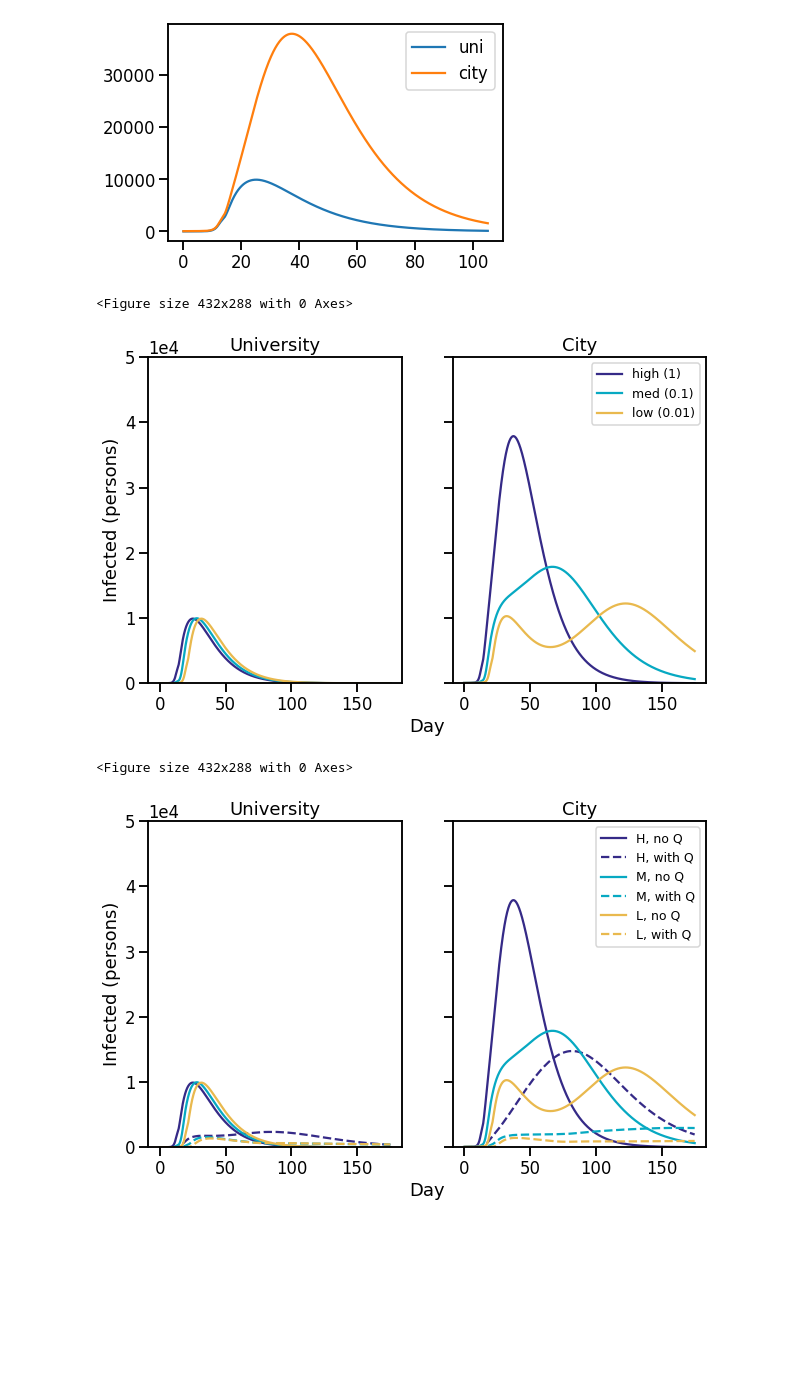
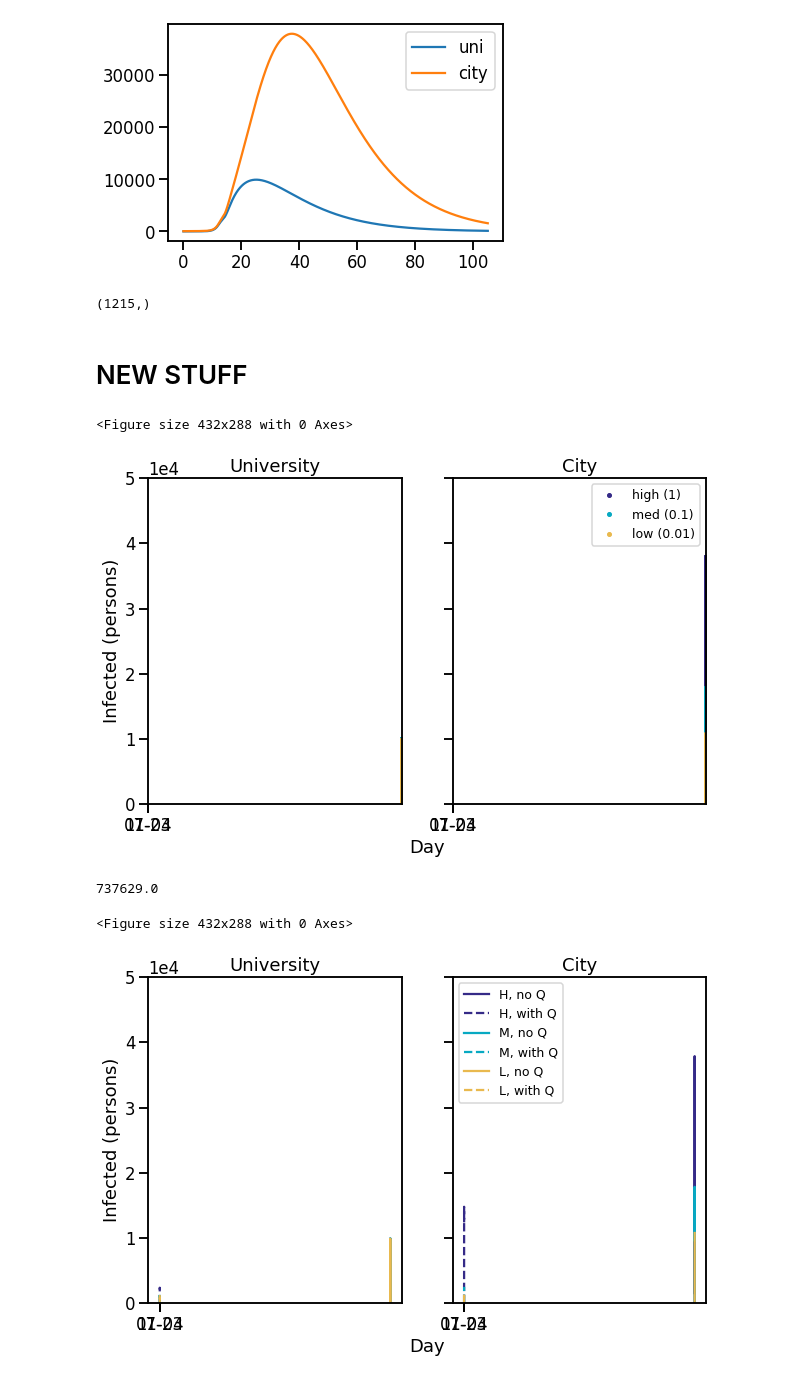
Before and after one commit to clairevalva/mcrn_multi_DA, a Jupyter notebook: multiscale_plot.ipynb, the cells around one changed output. Drawn from its saved outputs; the diff is of its cells as text; code cells hidden in the pictures; blank space fills up the shorter version.

```diff
--- a/multiscale_plot.ipynb
+++ b/multiscale_plot.ipynb
@@ -594,6 +599,19 @@ runsy = [np.reshape(np.concatenate(datays[xx],axis = -1),(6,3,np.size(runst [xx]
          for xx in range(len(toload))]
 # %%
 coupling_labels = ["high (1)", "med (0.1)", "low (0.01)"]
+# %%
+runst[0].shape
+# %% [output]
+(1215,)
+# %% [markdown]
+# NEW STUFF
+# %%
+date_list = [[datetime.date(2020,7,23) + datetime.timedelta(days=x)
+             for x in xx] for xx in runst]
+
+plot_dates = [matplotlib.dates.date2num(entry) for entry in date_list]
+
+ticks = [datetime.date(2020,3,9), datetime.date(2020,7,23), datetime.date(2020,11,4)]
 # %%
 plt.clf()
 sns.set_context("talk")
@@ -601,18 +619,24 @@ f, (ax1, ax2) = plt.subplots(nrows=1, ncols=2,
                              figsize = (10,6),
                              sharex = True, sharey = True)
 for xx in range(len(toload)):
-    ax1.plot(runst[xx], runsy[xx][3,0],
-             label = coupling_labels[xx], color = parula[xx*25] )
-    ax2.plot(runst[xx], np.add(runsy[xx][3,0],runsy[xx][3,1]),
-             label = coupling_labels[xx], color = parula[xx*25] )
+    ax1.plot_date(plot_dates[xx], runsy[xx][3,0],
+             label = coupling_labels[xx], color = parula[xx*25], ms = 4 )
+    ax2.plot_date(plot_dates[xx], np.add(runsy[xx][3,0],runsy[xx][3,1]),
+             label = coupling_labels[xx], color = parula[xx*25], ms = 4 )
 
 ax2.ticklabel_format(axis="y", style="sci", scilimits=(0,0))
 ax1.ticklabel_format(axis="y", style="sci", scilimits=(0,0))
 
 ax1.set_ylabel("Infected (persons)")
 ax1.set_title("University")
+ax1.set_xticks(ticks[1:])
+ax2.set_xticks(ticks[1:])
 ax2.set_title("City")
+
+
+ax1.xaxis.set_major_formatter(mdates.DateFormatter('%m-%d'))
 ax2.set_ylim(0,5*(10**4))
+
 
 plt.legend()
 
@@ -628,7 +652,10 @@ plt.savefig("figures/06_new.png")
 plt.show()
 # %% [output]
 <Figure size 432x288 with 0 Axes>
-[figure, old version]
+[figure, new version]
+# %%
+def rightdate(t):
+    return mdates.date2num(datetime.date(2020,7,23) + datetime.timedelta(days=t))
 # %%
 toloadQ = ["multi_Q=0.5_csize=15_per=3_msize500_sch=none_coupling=1.0.npy",
           "multi_Q=0.5_csize=15_per=3_msize500_sch=none_coupling=0.1.npy",
@@ -637,7 +664,7 @@ loadedQ = [np.load("multi_runs/" + str(entry), allow_pickle = True)
            for entry in toloadQ]
 
 
-datatsQ = [[entry.t for entry in dat] for dat in loadedQ]
+datatsQ = [[[rightdate(t) for t in entry.t] for entry in dat] for dat in loadedQ]
 dataysQ = [[entry.y for entry in dat] for dat in loadedQ]
 
 runstQ = [np.concatenate(entry) for entry in datatsQ]
@@ -645,6 +672,10 @@ runsyQ = [np.reshape(np.concatenate(dataysQ[xx],axis = -1),(6,3,np.size(runstQ[x
          for xx in range(len(toloadQ))]
 # %%
 coupling_labels_new = ["H", "M", "L"]
+
+np.min(runstQ[0])
+# %% [output]
+737629.0
 # %%
 plt.clf()
 sns.set_context("talk")
@@ -652,42 +683,46 @@ f, (ax1, ax2) = plt.subplots(nrows=1, ncols=2,
                              figsize = (10,6),
                              sharex = True, sharey = True)
 for xx in range(len(toload)):
-    ax1.plot(runst[xx], runsy[xx][3,0],
+    ax1.plot(plot_dates[xx], runsy[xx][3,0],
              label = coupling_labels_new[xx] + ", no Q", color = parula[xx*25] )
     ax1.plot(runstQ[xx], 2*runsyQ[xx][3,0],
              label = coupling_labels_new[xx] + ", with Q",
              color = parula[xx*25],
-             linestyle = "dashed" )
-    ax2.plot(runst[xx], np.add(runsy[xx][3,0],runsy[xx][3,1]),
+             linestyle = "dashed", marker = " " )
+    ax2.plot(plot_dates[xx], np.add(runsy[xx][3,0],runsy[xx][3,1]),
              label = coupling_labels_new[xx] + ", no Q",
              color = parula[xx*25])
     ax2.plot(runstQ[xx], 2*np.add(runsyQ[xx][3,0],runsyQ[xx][3,1]),
              label = coupling_labels_new[xx]+  ", with Q", color = parula[xx*25],
-            linestyle = "dashed")
+            linestyle = "dashed", marker = " " )
 
 ax2.ticklabel_format(axis="y", style="sci", scilimits=(0,0))
 ax1.ticklabel_format(axis="y", style="sci", scilimits=(0,0))
 
 ax1.set_ylabel("Infected (persons)")
 ax1.set_title("University")
 ax2.set_title("City")
 ax2.set_ylim(0,5*(10**4))
+
+ax1.xaxis.set_major_formatter(mdates.DateFormatter('%m-%d'))
+ax1.set_xticks(ticks[1:])
+ax2.set_xticks(ticks[1:])
 
 plt.legend()
 
 # add common x title
 f.add_subplot(111, frameon=False)
 # hide tick and tick label of the big axis
 plt.tick_params(labelcolor='none', top=False,
                 bottom=False, left=False, right=False)
 plt.xlabel("Day")
 ax2.legend(fontsize = 'x-small')
 
 plt.savefig("figures/07_new.png")
 plt.show()
 # %% [output]
 <Figure size 432x288 with 0 Axes>
-[figure, old version]
+[figure, new version]
 # %%
 Q_daystag = ["multi_Q=0.5_csize=15_per=3_msize500_sch=day_stagger_coupling=1.0.npy",
           "multi_Q=0.5_csize=15_per=3_msize500_sch=day_stagger_coupling=0.1.npy",
```
Also changed, not shown: parts of 10 cells of this notebook, 4 other files.
